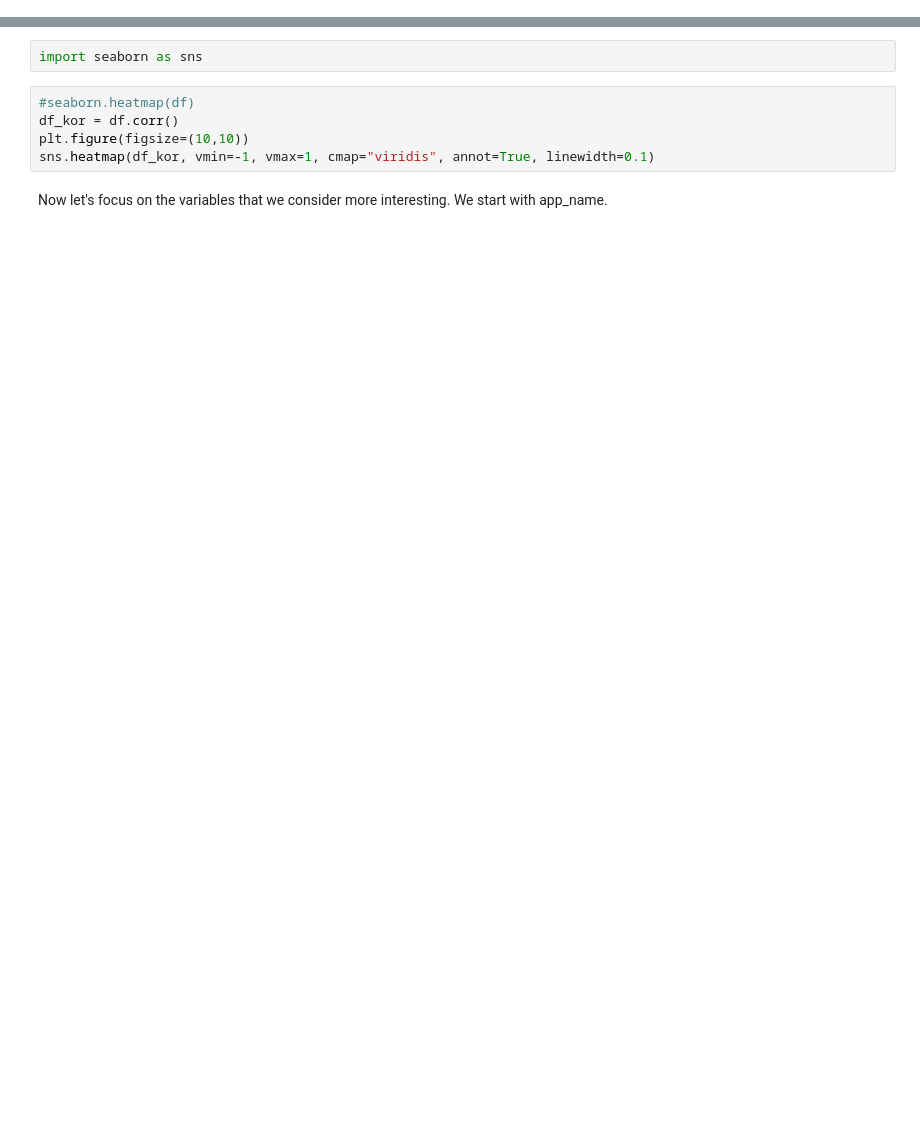
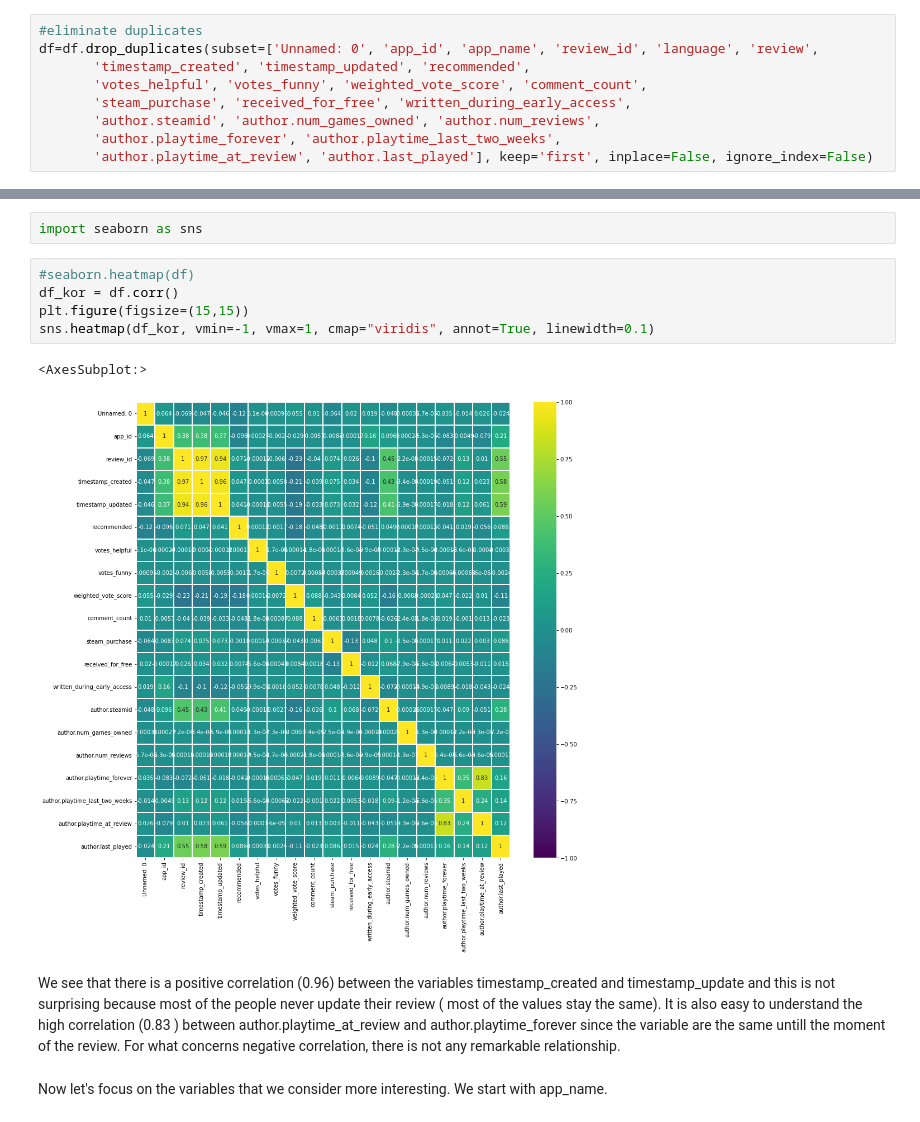
Before and after one commit to PliniLeonardo/ADM_homework2, a Jupyter notebook: Homework.ipynb, the cells around one changed output, grey strips where cells are left out. Drawn from its saved outputs; the diff is of its cells as text; blank space fills up the shorter version.

```diff
--- a/Homework.ipynb
+++ b/Homework.ipynb
@@ -161,3 +161,12 @@ import matplotlib.pyplot as plt
 df=pd.read_csv('steam_reviews.csv',nrows=21000000)
 # %% [markdown]
 # [RQ1]: Exploratory Data Analysis
+# %%
+#eliminate duplicates
+df=df.drop_duplicates(subset=['Unnamed: 0', 'app_id', 'app_name', 'review_id', 'language', 'review',
+       'timestamp_created', 'timestamp_updated', 'recommended',
+       'votes_helpful', 'votes_funny', 'weighted_vote_score', 'comment_count',
+       'steam_purchase', 'received_for_free', 'written_during_early_access',
+       'author.steamid', 'author.num_games_owned', 'author.num_reviews',
+       'author.playtime_forever', 'author.playtime_last_two_weeks',
+       'author.playtime_at_review', 'author.last_played'], keep='first', inplace=False, ignore_index=False)
@@ -179,7 +266,16 @@ import seaborn as sns
 # %%
 #seaborn.heatmap(df)
 df_kor = df.corr()
-plt.figure(figsize=(10,10))
+plt.figure(figsize=(15,15))
 sns.heatmap(df_kor, vmin=-1, vmax=1, cmap="viridis", annot=True, linewidth=0.1)
+# %% [output]
+<AxesSubplot:>
+[figure, added]
+# %% [markdown]
+We see that there is a positive correlation (0.96) between the variables timestamp_created and timestamp_update and this is not
+surprising because most of the people never update their review ( most of the values stay the same).
+It is also easy to understand the high correlation (0.83 ) between author.playtime_at_review and author.playtime_forever
+since the variable are the same untill the moment of the review.
+For what concerns negative correlation, there is not any remarkable relationship.
 # %% [markdown]
 Now let's focus on the variables that we consider more interesting. We start with app_name.
```
Also changed, not shown: parts of 43 cells of this notebook.
